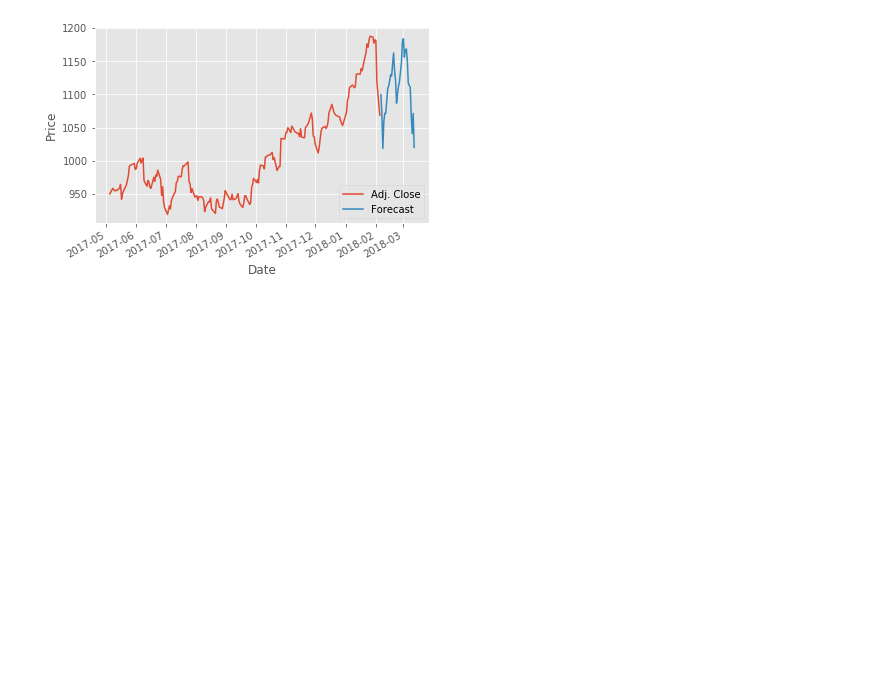
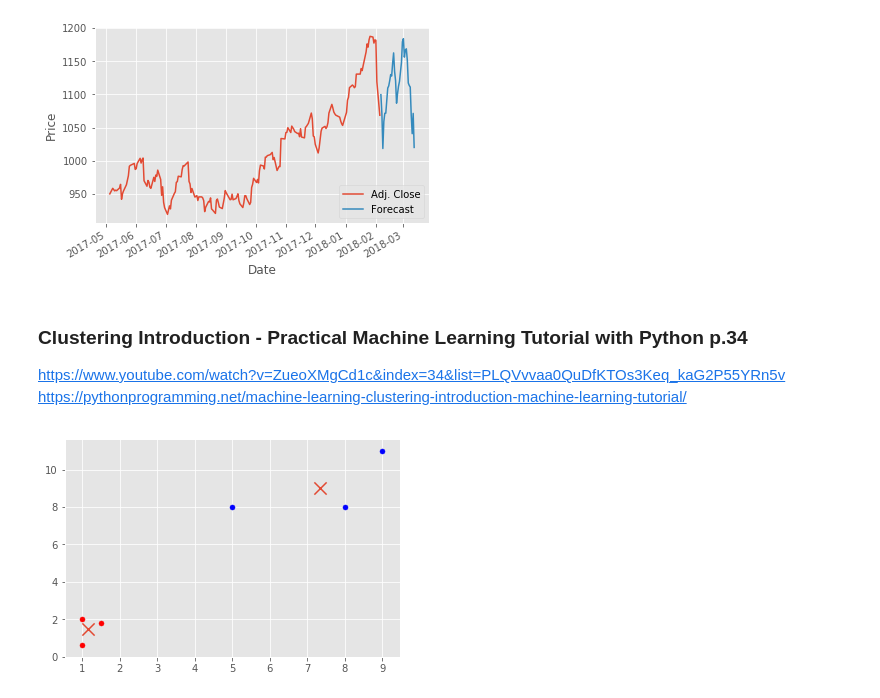
Before and after one commit to balobinp/Practical_Machine_Learning, a Jupyter notebook: Practical_Machine_Learning_Tutorial_with_Python.ipynb, the cells around one changed output. Saved outputs shown, nothing was run; the diff lists cells and outputs as text; code cells hidden in the pictures; blank space fills up the shorter version.

```diff
--- a/Practical_Machine_Learning_Tutorial_with_Python.ipynb
+++ b/Practical_Machine_Learning_Tutorial_with_Python.ipynb
@@ -117,3 +117,30 @@ example_measures = np.array([[4,2,1,1,1,2,3,2,1]])
 example_measures = example_measures.reshape(len(example_measures), -1)
 prediction = clf.predict(example_measures)
 print(prediction)
+# %% [markdown]
+### Clustering Introduction - Practical Machine Learning Tutorial with Python p.34
+https://www.youtube.com/watch?v=ZueoXMgCd1c&index=34&list=PLQVvvaa0QuDfKTOs3Keq_kaG2P55YRn5v <br>
+https://pythonprogramming.net/machine-learning-clustering-introduction-machine-learning-tutorial/
+# %%
+import matplotlib.pyplot as plt
+from matplotlib import style
+import numpy as np
+from sklearn.cluster import KMeans
+style.use('ggplot')
+X = np.array([[1, 2],
+              [1.5, 1.8],
+              [5, 8],
+              [8, 8],
+              [1, 0.6],
+              [9, 11]])
+clf = KMeans(n_clusters=2)
+clf.fit(X)
+centroids = clf.cluster_centers_
+labels = clf.labels_
+colors = ['b','r']
+for i in range(len(X)):
+    plt.scatter(X[i][0],X[i][1],c=colors[labels[i]],marker='.',s=100)
+plt.scatter(centroids[:,0], centroids[:,1], marker = "x", s=150, linewidths = 5, zorder = 10)
+plt.show()
+# %% [output]
+[figure, added]
```
Also changed, not shown: parts of 2 cells of this notebook.
